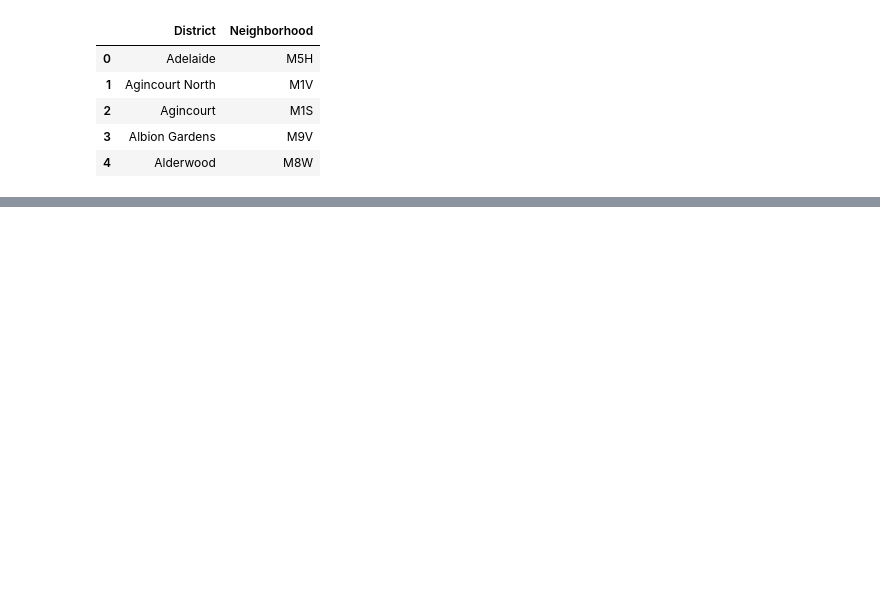
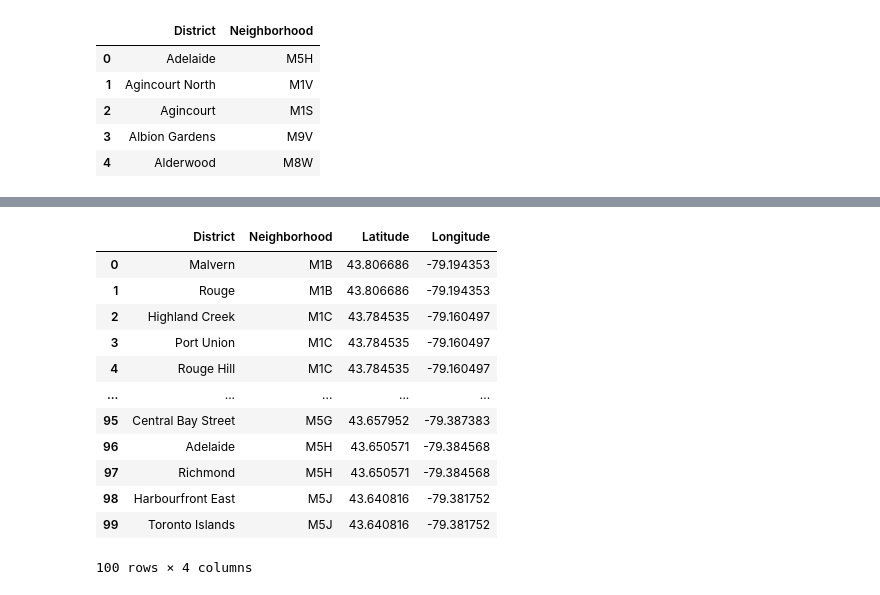
Before and after one commit to supragyabajpai/SchulichJourney_DataScience, a Jupyter notebook: DataBase/DB_P2.ipynb, the cells around one changed output, grey strips where cells are left out. Cells and saved outputs as stored; diff of their text form; code cells hidden in the pictures; blank space fills up the shorter version.

```diff
--- a/DataBase/DB_P2.ipynb
+++ b/DataBase/DB_P2.ipynb
@@ -226,22 +223,19 @@ table = figure.find("table")
 # %%
 if table is not None:
     neighborhoods = []
-    #postal_codes = []
     districts = []
 
     for row in table.find_all("tr")[1:]:
         columns = row.find_all("td")
-        #postal_code = columns[0].text
         district = columns[1].text
         neighborhood = columns[2].text.strip()
 
         if district != "Not assigned":
-            #postal_codes.append(postal_code)
+            postal_codes.append(postal_code)
             districts.append(district)
             neighborhoods.append(neighborhood)
 
     data = {
-        #"PostalCode": postal_codes,
         "District": districts,
         "Neighborhood": neighborhoods
     }
@@ -262,0 +264,21 @@ def neighborhood_name():
+# %%
+
+merged_df = pd.merge(neighborhood_df, location_df, left_on='Neighborhood', right_on='Postal Code', how='right')
+
+merged_df.drop('Postal Code', axis=1, inplace=True)
+# %%
+merged_df.head(100)
+# %% [output]
+|  | District | Neighborhood | Latitude | Longitude |
+| 0 | Malvern | M1B | 43.806686 | -79.194353 |
+| 1 | Rouge | M1B | 43.806686 | -79.194353 |
+| 2 | Highland Creek | M1C | 43.784535 | -79.160497 |
+| 3 | Port Union | M1C | 43.784535 | -79.160497 |
+| 4 | Rouge Hill | M1C | 43.784535 | -79.160497 |
+| ... | ... | ... | ... | ... |
+| 95 | Central Bay Street | M5G | 43.657952 | -79.387383 |
+| 96 | Adelaide | M5H | 43.650571 | -79.384568 |
+| 97 | Richmond | M5H | 43.650571 | -79.384568 |
+| 98 | Harbourfront East | M5J | 43.640816 | -79.381752 |
+| 99 | Toronto Islands | M5J | 43.640816 | -79.381752 |
+100 rows × 4 columns
```
Also changed, not shown: parts of 19 cells of this notebook.
